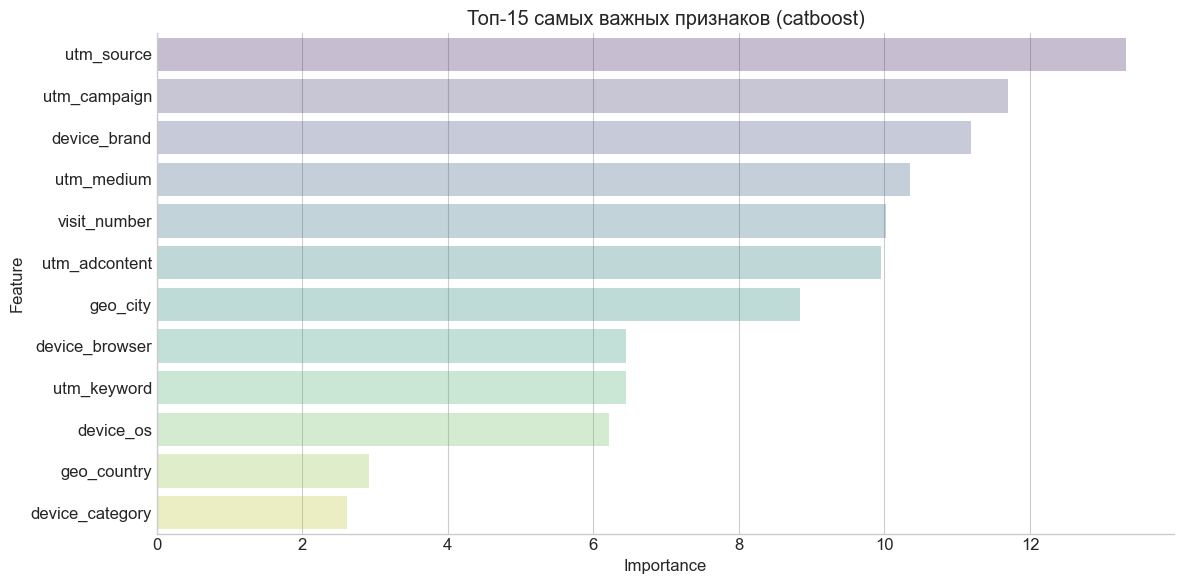
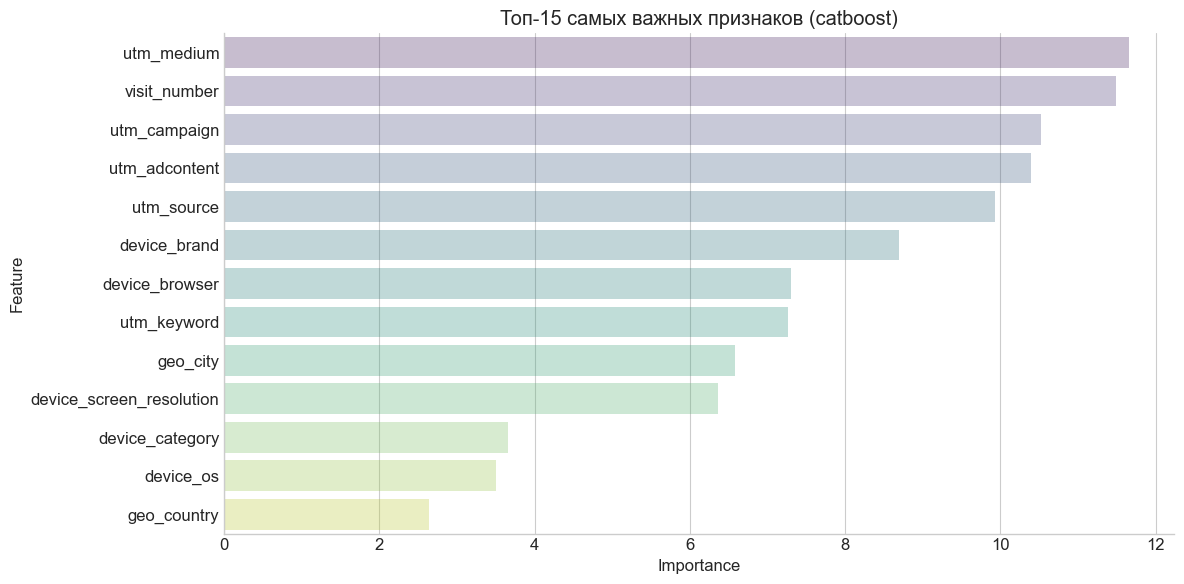
Unified diff of the notebook cell whose output changed from the first chart to the second:
--- before
+++ after
@@ -13,15 +13,5 @@
     }).sort_values(by='Importance', ascending=False)
 
-    plt.figure()
-    sns.barplot(
-        data=fi_df.head(15),  # Показываем топ-15
-        x='Importance',
-        y='Feature',
-        palette='viridis',
-        alpha=PLOT_ALPHA
-    )
-    plt.title(f"Топ-15 самых важных признаков ({cfg.model.name})")
-    plt.tight_layout()
-    plt.show()
+    feature_importance(fi_df=fi_df)
 else:
     print("У выбранной модели нет встроенного атрибута feature_importances_.")

Commit: complete dev stage